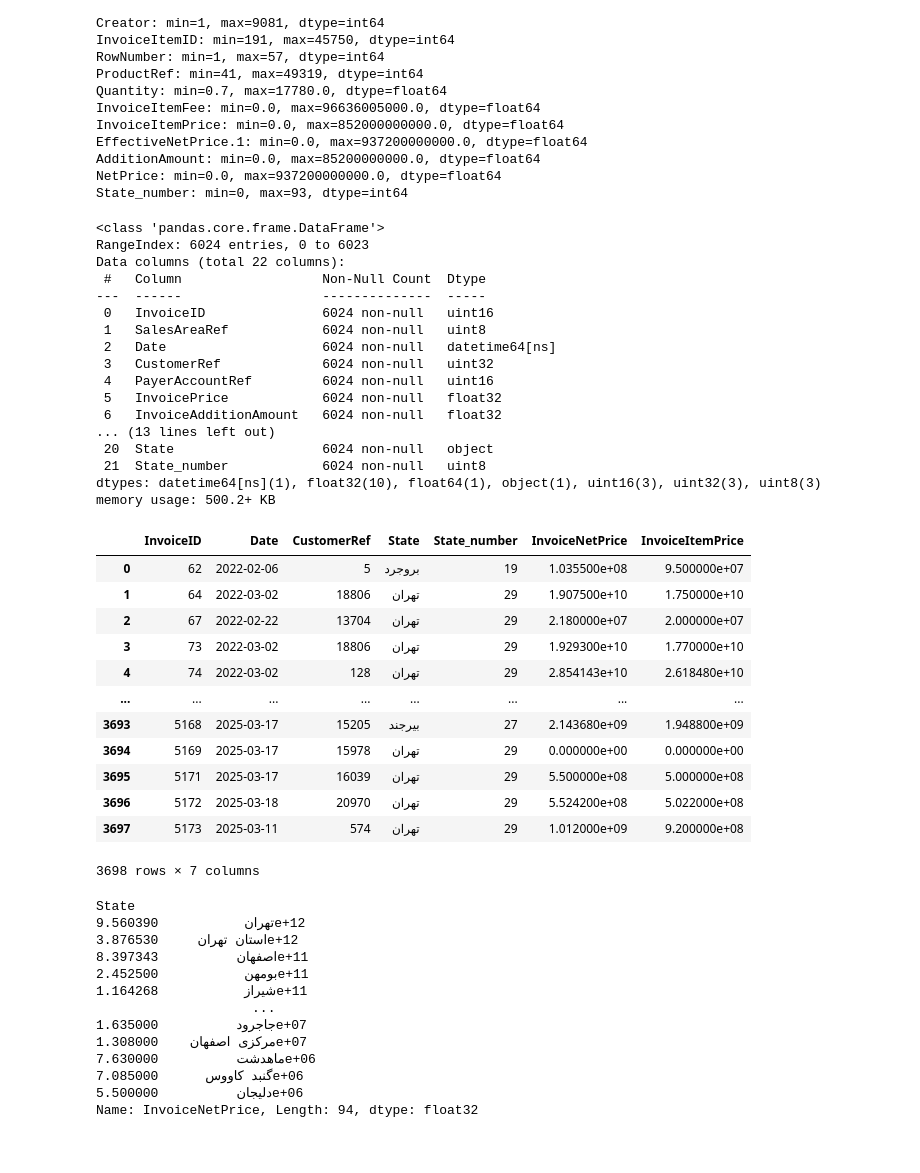
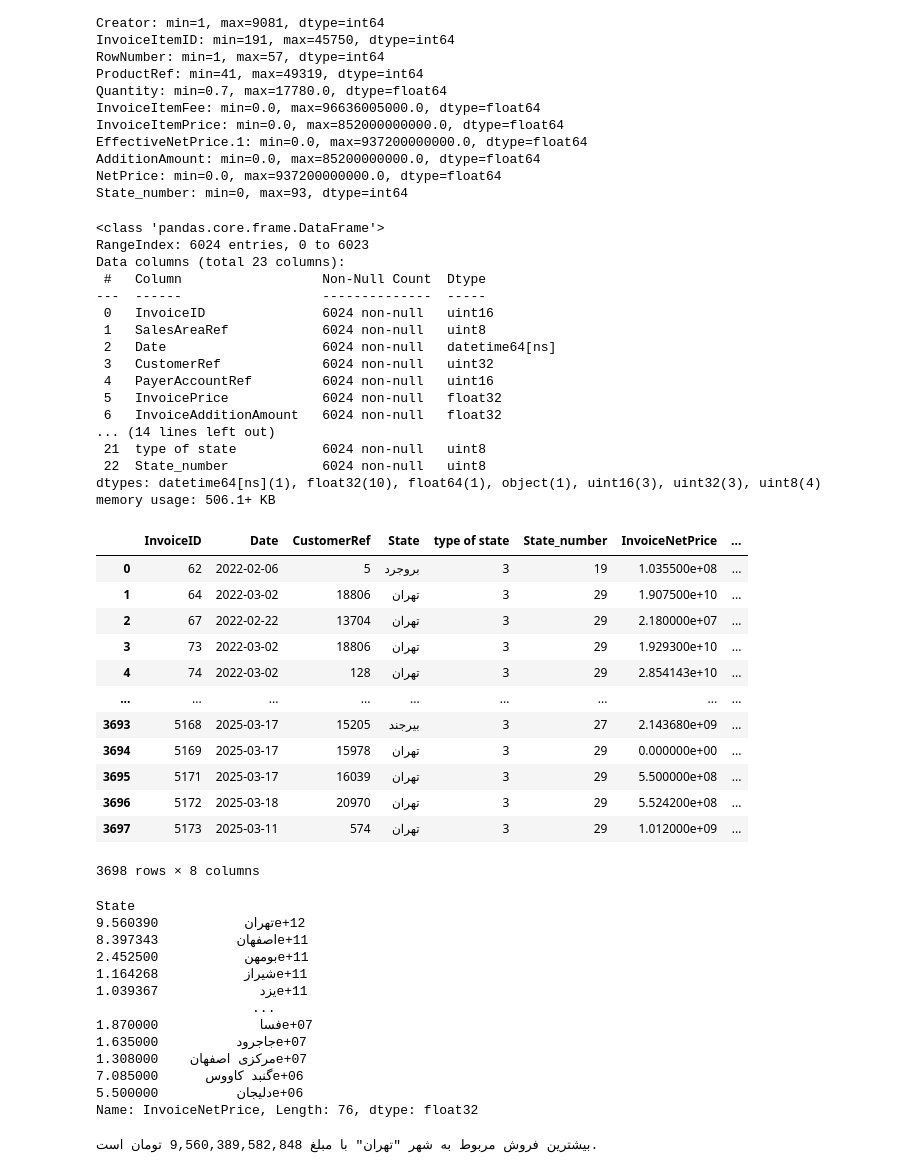
Before and after one commit to mahiiit79/SLSProject, a Jupyter notebook: sales.ipynb, the cells around one changed output. Saved outputs shown, nothing was run; the diff lists cells and outputs as text; code cells hidden in the pictures.

```diff
--- a/sales.ipynb
+++ b/sales.ipynb
@@ -202,7 +202,7 @@ import numpy as np
 #better action
 type_map = {
     np.uint16: ['InvoiceID','PayerAccountRef','Creator'],
-    np.uint8 : ['SalesAreaRef','RowNumber','State_number'],
+    np.uint8 : ['SalesAreaRef','RowNumber','State_number','type of state'],
     np.uint32 : ['CustomerRef','InvoiceItemID','ProductRef'],
     np.float32 : ['InvoicePrice','InvoiceAdditionAmount','InvoiceReductionAmount',
             'EffectiveNetPrice','InvoiceNetPrice','Quantity','InvoiceItemFee',
@@ -216,7 +216,7 @@ df.info()
 # %% [output]
 <class 'pandas.core.frame.DataFrame'>
 RangeIndex: 6024 entries, 0 to 6023
-Data columns (total 22 columns):
+Data columns (total 23 columns):
  #   Column                  Non-Null Count  Dtype
 ---  ------                  --------------  -----
  0   InvoiceID               6024 non-null   uint16
@@ -226,50 +226,59 @@ Data columns (total 22 columns):
  4   PayerAccountRef         6024 non-null   uint16
  5   InvoicePrice            6024 non-null   float32
  6   InvoiceAdditionAmount   6024 non-null   float32
-... (13 lines left out)
- 20  State                   6024 non-null   object
- 21  State_number            6024 non-null   uint8
-dtypes: datetime64[ns](1), float32(10), float64(1), object(1), uint16(3), uint32(3), uint8(3)
-memory usage: 500.2+ KB
+... (14 lines left out)
+ 21  type of state           6024 non-null   uint8
+ 22  State_number            6024 non-null   uint8
+dtypes: datetime64[ns](1), float32(10), float64(1), object(1), uint16(3), uint32(3), uint8(4)
+memory usage: 506.1+ KB
 # %%
 invoice_summary = df.groupby('InvoiceID').agg({
     'Date': 'first',
     'CustomerRef': 'first',
     'State': 'first',
+    'type of state': 'first',
     'State_number': 'first',
-    'InvoiceNetPrice': 'first',      # چون در تمام سطرهای یک فاکتور یکسانه
-    'InvoiceItemPrice': 'sum',       # جمع کل قیمت آیتم‌ها
+    'InvoiceNetPrice': 'first',
+    'InvoiceItemPrice': 'sum',
 }).reset_index()
 
 invoice_summary
 # %% [output]
-|  | InvoiceID | Date | CustomerRef | State | State_number | InvoiceNetPrice | InvoiceItemPrice |
-| 0 | 62 | 2022-02-06 | 5 | بروجرد | 19 | 1.035500e+08 | 9.500000e+07 |
-| 1 | 64 | 2022-03-02 | 18806 | تهران | 29 | 1.907500e+10 | 1.750000e+10 |
-| 2 | 67 | 2022-02-22 | 13704 | تهران | 29 | 2.180000e+07 | 2.000000e+07 |
-| 3 | 73 | 2022-03-02 | 18806 | تهران | 29 | 1.929300e+10 | 1.770000e+10 |
-| 4 | 74 | 2022-03-02 | 128 | تهران | 29 | 2.854143e+10 | 2.618480e+10 |
-| ... | ... | ... | ... | ... | ... | ... | ... |
-| 3693 | 5168 | 2025-03-17 | 15205 | بیرجند | 27 | 2.143680e+09 | 1.948800e+09 |
-| 3694 | 5169 | 2025-03-17 | 15978 | تهران | 29 | 0.000000e+00 | 0.000000e+00 |
-| 3695 | 5171 | 2025-03-17 | 16039 | تهران | 29 | 5.500000e+08 | 5.000000e+08 |
-| 3696 | 5172 | 2025-03-18 | 20970 | تهران | 29 | 5.524200e+08 | 5.022000e+08 |
-| 3697 | 5173 | 2025-03-11 | 574 | تهران | 29 | 1.012000e+09 | 9.200000e+08 |
+|  | InvoiceID | Date | CustomerRef | State | type of state | State_number | InvoiceNetPrice | ... |
+| 0 | 62 | 2022-02-06 | 5 | بروجرد | 3 | 19 | 1.035500e+08 | ... |
+| 1 | 64 | 2022-03-02 | 18806 | تهران | 3 | 29 | 1.907500e+10 | ... |
+| 2 | 67 | 2022-02-22 | 13704 | تهران | 3 | 29 | 2.180000e+07 | ... |
+| 3 | 73 | 2022-03-02 | 18806 | تهران | 3 | 29 | 1.929300e+10 | ... |
+| 4 | 74 | 2022-03-02 | 128 | تهران | 3 | 29 | 2.854143e+10 | ... |
+| ... | ... | ... | ... | ... | ... | ... | ... | ... |
+| 3693 | 5168 | 2025-03-17 | 15205 | بیرجند | 3 | 27 | 2.143680e+09 | ... |
+| 3694 | 5169 | 2025-03-17 | 15978 | تهران | 3 | 29 | 0.000000e+00 | ... |
+| 3695 | 5171 | 2025-03-17 | 16039 | تهران | 3 | 29 | 5.500000e+08 | ... |
+| 3696 | 5172 | 2025-03-18 | 20970 | تهران | 3 | 29 | 5.524200e+08 | ... |
+| 3697 | 5173 | 2025-03-11 | 574 | تهران | 3 | 29 | 1.012000e+09 | ... |
-3698 rows × 7 columns
+3698 rows × 8 columns
 # %%
-sales_by_state = invoice_summary.groupby('State')['InvoiceNetPrice'].sum().sort_values(ascending=False)
-sales_by_state
+city_summary = invoice_summary[invoice_summary['type of state'] == 3]
+sales_by_city = city_summary.groupby('State')['InvoiceNetPrice'].sum().sort_values(ascending=False)
+sales_by_city
 # %% [output]
 State
 تهران           9.560390e+12
-استان تهران     3.876530e+12
 اصفهان          8.397343e+11
 بومهن           2.452500e+11
 شیراز           1.164268e+11
+یزد             1.039367e+11
                     ...
+فسا             1.870000e+07
 جاجرود          1.635000e+07
 مرکزی اصفهان    1.308000e+07
-ماهدشت          7.630000e+06
 گنبد کاووس      7.085000e+06
 دلیجان          5.500000e+06
-Name: InvoiceNetPrice, Length: 94, dtype: float32
+Name: InvoiceNetPrice, Length: 76, dtype: float32
+# %%
+top_city = sales_by_city.idxmax()
+top_value = sales_by_city.max()
+
+print(f'بیشترین فروش مربوط به شهر "{top_city}" با مبلغ {top_value:,.0f} تومان است.')
+# %% [output]
+بیشترین فروش مربوط به شهر "تهران" با مبلغ 9,560,389,582,848 تومان است.
```
Also changed, not shown: parts of 8 cells of this notebook, 1 other file.
